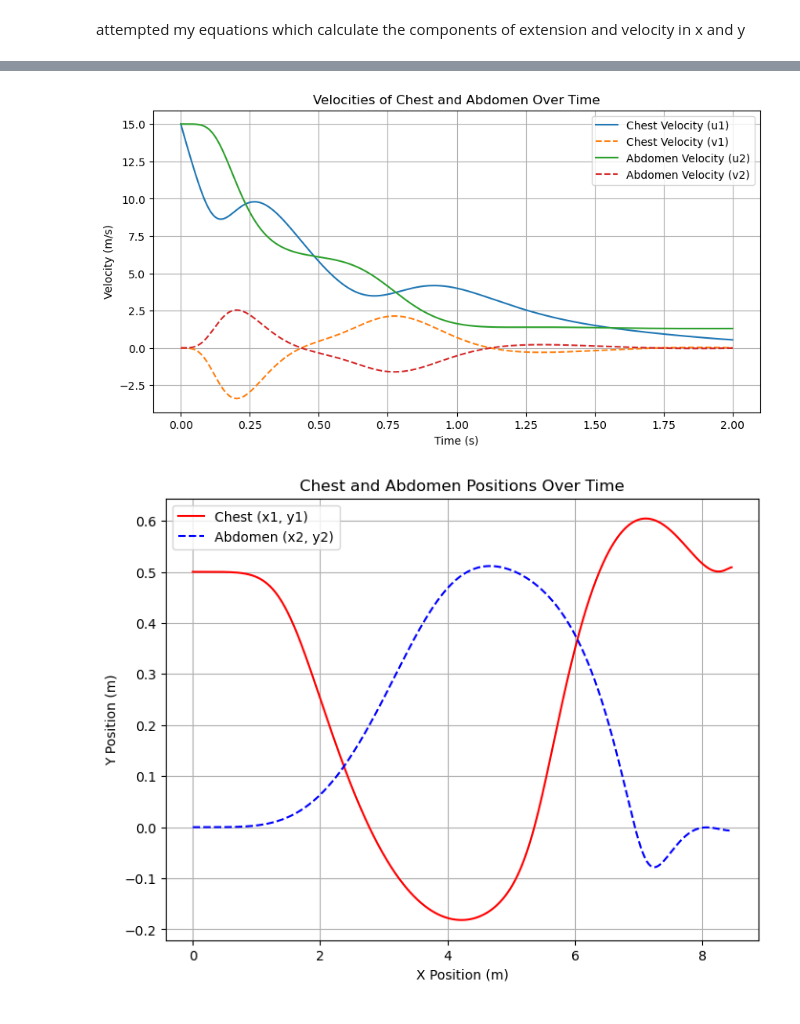
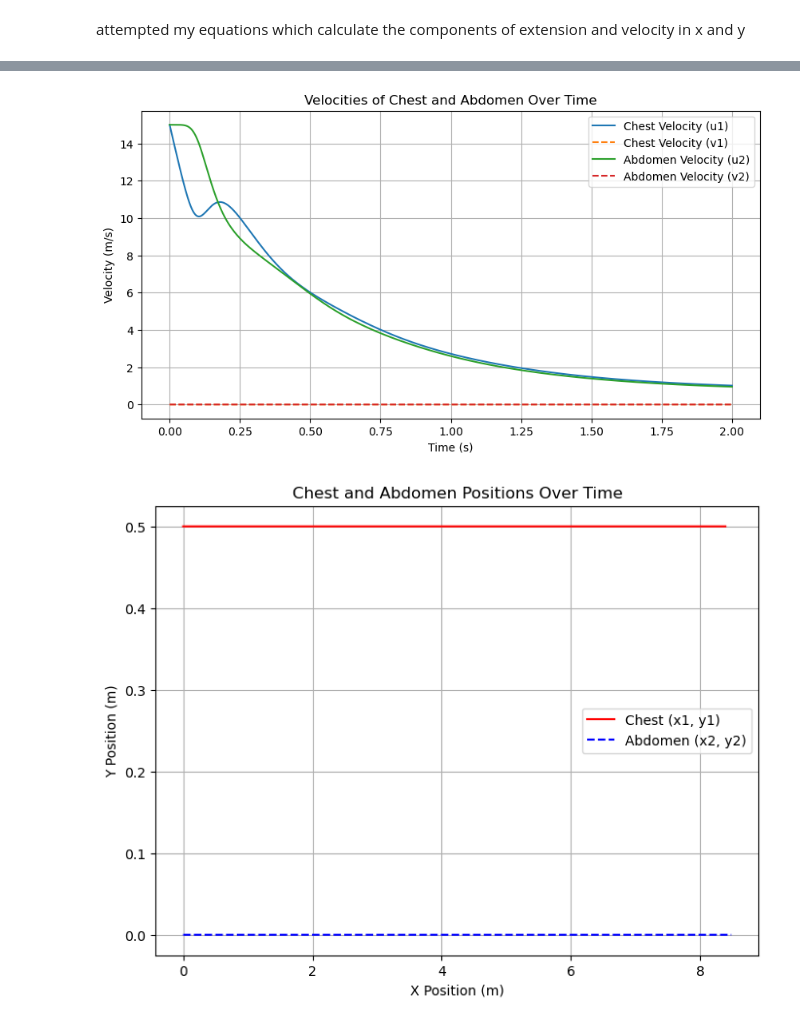
Before and after one commit to Angus-Eastell/MDM2--Seatbelt, a Jupyter notebook: seatbelt.ipynb, the cells around one changed output, grey strips where cells are left out. Cells and saved outputs as stored; diff of their text form; code cells hidden in the pictures.

```diff
--- a/seatbelt.ipynb
+++ b/seatbelt.ipynb
@@ -134,13 +134,13 @@ def vectorfield(w, t, p):
     # Equations of motion for chest (x1, y1) and abdomen (x2, y2)
     dx1dt = u1
     dy1dt = v1
-    du1dt = ((k * (x2 - x1) + c * (u2 - u1)) + Fs) / m1  # Force on chest mass
-    dv1dt = ((k * (y2 - y1- l) + c * (v2 - v1))) / m1  # Force on chest mass in y direction
+    du1dt = ((-k * (x1 - x2) - c * (u1 - u2)) - Fs) / m1  # Force on chest mass
+    dv1dt = ((-k * (y1 - y2- l) - c * (v1 - v2))) / m1  # Force on chest mass in y direction
 
     dx2dt = u2
     dy2dt = v2
-    du2dt = (-k * (x2 - x1) - c * (u2 - u1)) / m2  # Force on abdomen mass
-    dv2dt = (-k * (y2 - y1- l) - c * (v2 - v1)) / m2  # Force on abdomen mass in y direction
+    du2dt = (k * (x1 - x2) + c * (u1 - u2)) / m2  # Force on abdomen mass
+    dv2dt = (k * (y1 - y2- l) + c * (v2 - v2)) / m2  # Force on abdomen mass in y direction
 
     return [dx1dt, dy1dt, du1dt, dv1dt, dx2dt, dy2dt, du2dt, dv2dt]
 
@@ -173,8 +173,8 @@ sol = odeint(vectorfield, w0, t, args=(p,))
 x1_sol, y1_sol, u1_sol, v1_sol, x2_sol, y2_sol, u2_sol, v2_sol = sol.T
 
 # Calculate spring forces (only in x and y directions)
-spring_force_x = k * (x2_sol - x1_sol)  # Force for chest-abdomen spring in x direction
-spring_force_y = k * (y2_sol - y1_sol)  # Force for chest-abdomen spring in y direction
+spring_force_x = k * (x1_sol - x2_sol)  # Force for chest-abdomen spring in x direction
+spring_force_y = k * (y1_sol - y2_sol - l)  # Force for chest-abdomen spring in y direction
 
 # Plot the results
 plt.figure(figsize=(10, 5))
@@ -262,28 +262,33 @@ def vectorfield(w, t, p):
     spring_length= ((x2-x1)**2 + (y2- y1)**2)**0.5
 
     # finding the component pf velocity in spring
-    velocity_projection = (u2- u1)*(x2- x1)/spring_length + (v2- v1)*(y2- y1)/spring_length
+    velocity_projection = (u1- u2)*(x1- x2)/spring_length + (v1- v2)*(y1- y2)/spring_length
 
 
     # Equations of motion for chest (x1, y1) and abdomen (x2, y2)
     dx1dt = u1
     dy1dt = v1
-    du1dt = (k*(spring_length- l)*(x2 - x1)/spring_length + c*velocity_projection*(x2 - x1)/spring_length - Fs) / m1  # Force on chest mass
-    dv1dt = (k*(spring_length- l)*(y2 - y1)/spring_length +  c*velocity_projection*(y2 - y1)/spring_length) / m1  # Force on chest mass in y direction
+    du1dt = (-k*(spring_length- l)*(x1 - x2)/spring_length - c*velocity_projection*(x1 - x2)/spring_length - Fs) / m1  # Force on chest mass
+    dv1dt = (-k*(spring_length- l)*(y1 - y2- l)/spring_length -  c*velocity_projection*(y1 - y2 - l)/spring_length) / m1  # Force on chest mass in y direction
 
     dx2dt = u2
     dy2dt = v2
-    du2dt = (-k*(spring_length- l)*(x2 - x1)/spring_length - c*velocity_projection*(x2 - x1)/spring_length)/ m2  # Force on abdomen mass
-    dv2dt = (-k*(spring_length- l)*(y2 - y1)/spring_length - c*velocity_projection*(y2 - y1)/spring_length) / m2  # Force on abdomen mass in y direction
+    du2dt = (k*(spring_length- l)*(x1 - x2)/spring_length + c*velocity_projection*(x1 - x2)/spring_length)/ m2  # Force on abdomen mass
+    dv2dt = (k*(spring_length- l)*(y1 - y2- l)/spring_length + c*velocity_projection*(y1 - y2 -l)/spring_length) / m2  # Force on abdomen mass in y direction
+
+    print(f"Spring Force in y: {k * (spring_length - l) * (y1 - y2 - l) / spring_length}")
+
+    print(f"Damping Force in y: {c * velocity_projection * (y1 - y2- l) / spring_length}")
+
 
     return [dx1dt, dy1dt, du1dt, dv1dt, dx2dt, dy2dt, du2dt, dv2dt]
 
 # Parameter values
 m1 = 30  # mass of chest (kg)
 m2 = 40  # mass of abdomen (kg)
-k = 2000  # spring constant (N/m)
+k = 15000  # spring constant (N/m)
 l = 0.5   # natural length of the spring (m)
-c = 750   # damping coefficient (Ns/m)
+c = 1000  # damping coefficient (Ns/m)
 F0 = 2000 # initial crash force (N)
 lambda_decay = 2  # decay rate constant for crash force (1/s)
 
@@ -307,14 +312,14 @@ sol = odeint(vectorfield, w0, t, args=(p,))
 x1_sol, y1_sol, u1_sol, v1_sol, x2_sol, y2_sol, u2_sol, v2_sol = sol.T
 
 # Calculate spring forces (only in x and y directions)
-extension = ((x2_sol - x1_sol)**2 + (y2_sol - y1_sol)**2)**0.5  # Force for chest-abdomen spring in x direction
-Force = k * ((x2_sol - x1_sol)**2 + (y2_sol - y1_sol)**2)**0.5 # Force for chest-abdomen spring in y direction
+extension = ((x2_sol - x1_sol)**2 + (y2_sol - y1_sol)**2)**0.5 - l # Force for chest-abdomen spring in x direction
+Force = k * (((x2_sol - x1_sol)**2 + (y2_sol - y1_sol)**2)**0.5 - l)# Force for chest-abdomen spring in y direction
 
 # Plot the results
 plt.figure(figsize=(10, 5))
 plt.plot(t, extension, label="Extension")
 plt.xlabel("Time (s)")
-plt.ylabel("Force (N)")
+plt.ylabel("Extension (m)")
 plt.legend()
 plt.grid()
 plt.title("Spring Forces Over Time (Chest-Abdomen)")
@@ -380,2 +402,2 @@ plt.show()
-[figure, old version]
+[figure, new version]
-[figure, old version]
+[figure, new version]
```
Also changed, not shown: parts of 2 cells of this notebook.
